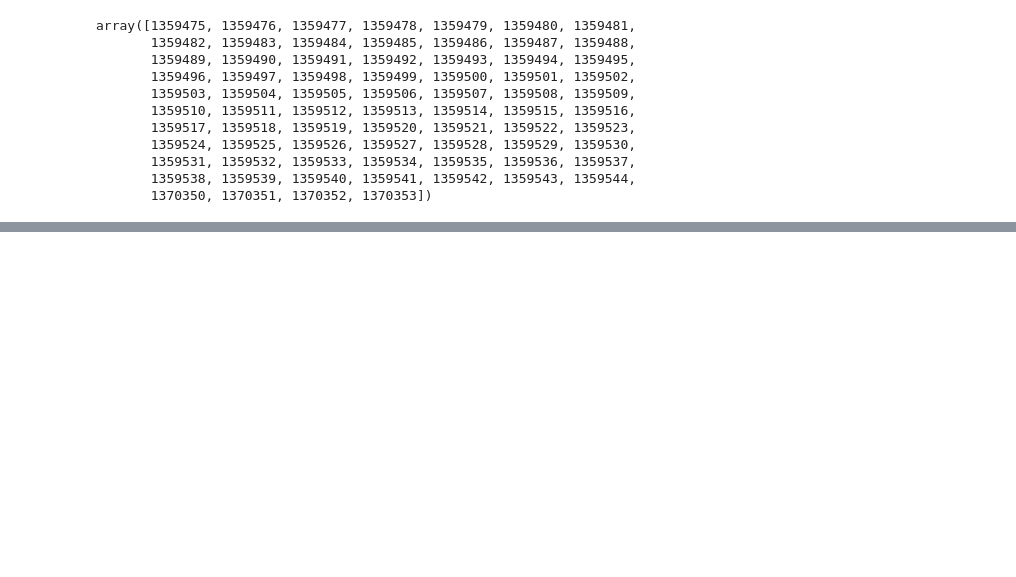
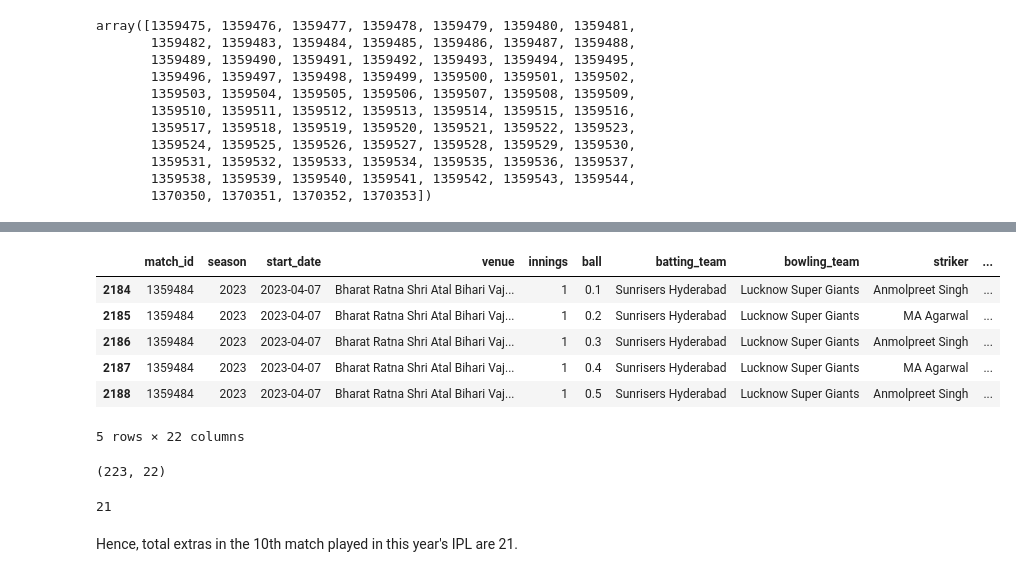
Before and after one commit to Rounak396/ipl_score_prediction_and_analysis, a Jupyter notebook: 2. 2023 IPL Data Analysis/1.ipl_2023_ball_by_ball_analysis.ipynb, the cells around one changed output, grey strips where cells are left out. Cells and saved outputs as stored; diff of their text form; code cells hidden in the pictures; blank space fills up the shorter version.

```diff
--- a/2. 2023 IPL Data Analysis/1.ipl_2023_ball_by_ball_analysis.ipynb
+++ b/2. 2023 IPL Data Analysis/1.ipl_2023_ball_by_ball_analysis.ipynb
@@ -438,0 +455,22 @@ array([1359475, 1359476, 1359477, 1359478, 1359479, 1359480, 1359481,
+# %%
+df3= data1[data1.match_id==1359484]
+# %%
+df3.head()
+# %% [output]
+|  | match_id | season | start_date | venue | innings | ball | batting_team | bowling_team | striker | ... |
+| 2184 | 1359484 | 2023 | 2023-04-07 | Bharat Ratna Shri Atal Bihari Vaj... | 1 | 0.1 | Sunrisers Hyderabad | Lucknow Super Giants | Anmolpreet Singh | ... |
+| 2185 | 1359484 | 2023 | 2023-04-07 | Bharat Ratna Shri Atal Bihari Vaj... | 1 | 0.2 | Sunrisers Hyderabad | Lucknow Super Giants | MA Agarwal | ... |
+| 2186 | 1359484 | 2023 | 2023-04-07 | Bharat Ratna Shri Atal Bihari Vaj... | 1 | 0.3 | Sunrisers Hyderabad | Lucknow Super Giants | Anmolpreet Singh | ... |
+| 2187 | 1359484 | 2023 | 2023-04-07 | Bharat Ratna Shri Atal Bihari Vaj... | 1 | 0.4 | Sunrisers Hyderabad | Lucknow Super Giants | MA Agarwal | ... |
+| 2188 | 1359484 | 2023 | 2023-04-07 | Bharat Ratna Shri Atal Bihari Vaj... | 1 | 0.5 | Sunrisers Hyderabad | Lucknow Super Giants | Anmolpreet Singh | ... |
+5 rows × 22 columns
+# %%
+df3.shape
+# %% [output]
+(223, 22)
+# %%
+df3['extras'].sum()
+# %% [output]
+21
+# %% [markdown]
+Hence, total extras in the 10th match played in this year's IPL are 21.
```
Also changed, not shown: parts of 2 cells of this notebook.
